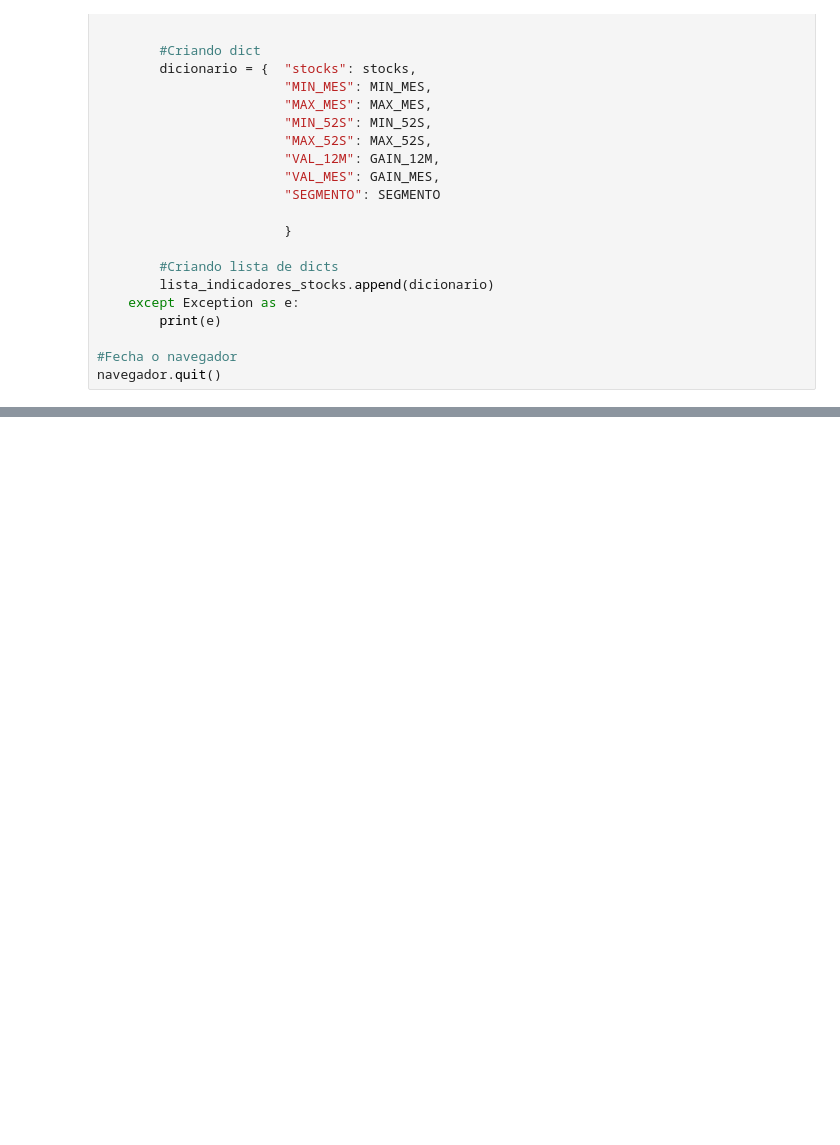
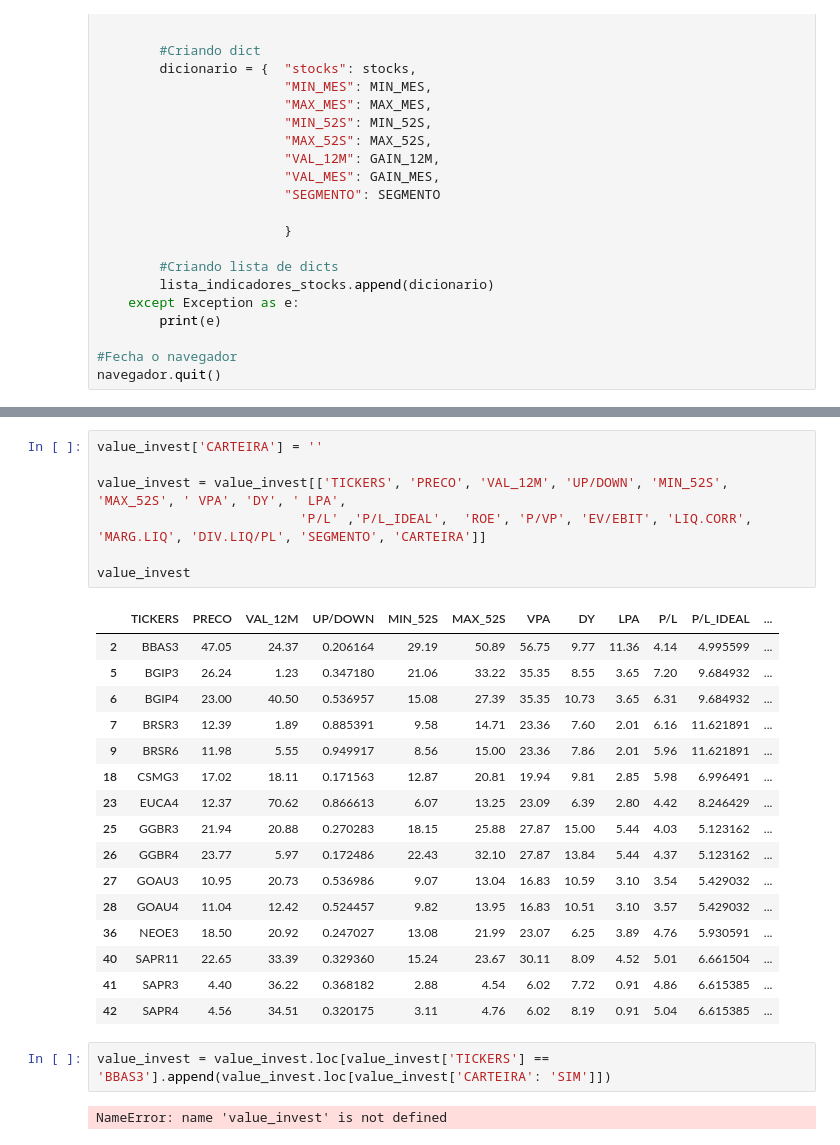
Before and after one commit to Scheinera/StatusInvest, a Jupyter notebook: 1. [Status Invest] Value Invest Stocks.ipynb, the cells around one changed output, grey strips where cells are left out. Drawn from its saved outputs; the diff is of its cells as text; blank space fills up the shorter version.

```diff
--- a/1. [Status Invest] Value Invest Stocks.ipynb
+++ b/1. [Status Invest] Value Invest Stocks.ipynb
@@ -229,0 +246,28 @@ value_invest
+# %%
+value_invest['CARTEIRA'] = ''
+
+value_invest = value_invest[['TICKERS', 'PRECO', 'VAL_12M', 'UP/DOWN', 'MIN_52S', 'MAX_52S', ' VPA', 'DY', ' LPA',
+                          'P/L' ,'P/L_IDEAL',  'ROE', 'P/VP', 'EV/EBIT', 'LIQ.CORR', 'MARG.LIQ', 'DIV.LIQ/PL', 'SEGMENTO', 'CARTEIRA']]
+
+value_invest
+# %% [output]
+|  | TICKERS | PRECO | VAL_12M | UP/DOWN | MIN_52S | MAX_52S | VPA | DY | LPA | P/L | P/L_IDEAL | ... |
+| 2 | BBAS3 | 47.05 | 24.37 | 0.206164 | 29.19 | 50.89 | 56.75 | 9.77 | 11.36 | 4.14 | 4.995599 | ... |
+| 5 | BGIP3 | 26.24 | 1.23 | 0.347180 | 21.06 | 33.22 | 35.35 | 8.55 | 3.65 | 7.20 | 9.684932 | ... |
+| 6 | BGIP4 | 23.00 | 40.50 | 0.536957 | 15.08 | 27.39 | 35.35 | 10.73 | 3.65 | 6.31 | 9.684932 | ... |
+| 7 | BRSR3 | 12.39 | 1.89 | 0.885391 | 9.58 | 14.71 | 23.36 | 7.60 | 2.01 | 6.16 | 11.621891 | ... |
+| 9 | BRSR6 | 11.98 | 5.55 | 0.949917 | 8.56 | 15.00 | 23.36 | 7.86 | 2.01 | 5.96 | 11.621891 | ... |
+| 18 | CSMG3 | 17.02 | 18.11 | 0.171563 | 12.87 | 20.81 | 19.94 | 9.81 | 2.85 | 5.98 | 6.996491 | ... |
+| 23 | EUCA4 | 12.37 | 70.62 | 0.866613 | 6.07 | 13.25 | 23.09 | 6.39 | 2.80 | 4.42 | 8.246429 | ... |
+| 25 | GGBR3 | 21.94 | 20.88 | 0.270283 | 18.15 | 25.88 | 27.87 | 15.00 | 5.44 | 4.03 | 5.123162 | ... |
+| 26 | GGBR4 | 23.77 | 5.97 | 0.172486 | 22.43 | 32.10 | 27.87 | 13.84 | 5.44 | 4.37 | 5.123162 | ... |
+| 27 | GOAU3 | 10.95 | 20.73 | 0.536986 | 9.07 | 13.04 | 16.83 | 10.59 | 3.10 | 3.54 | 5.429032 | ... |
+| 28 | GOAU4 | 11.04 | 12.42 | 0.524457 | 9.82 | 13.95 | 16.83 | 10.51 | 3.10 | 3.57 | 5.429032 | ... |
+| 36 | NEOE3 | 18.50 | 20.92 | 0.247027 | 13.08 | 21.99 | 23.07 | 6.25 | 3.89 | 4.76 | 5.930591 | ... |
+| 40 | SAPR11 | 22.65 | 33.39 | 0.329360 | 15.24 | 23.67 | 30.11 | 8.09 | 4.52 | 5.01 | 6.661504 | ... |
+| 41 | SAPR3 | 4.40 | 36.22 | 0.368182 | 2.88 | 4.54 | 6.02 | 7.72 | 0.91 | 4.86 | 6.615385 | ... |
+| 42 | SAPR4 | 4.56 | 34.51 | 0.320175 | 3.11 | 4.76 | 6.02 | 8.19 | 0.91 | 5.04 | 6.615385 | ... |
+# %%
+value_invest = value_invest.loc[value_invest['TICKERS'] == 'BBAS3'].append(value_invest.loc[value_invest['CARTEIRA': 'SIM']])
+# %% [output]
+NameError: name 'value_invest' is not defined
```
Also changed, not shown: parts of 3 cells of this notebook, 1 other file.
